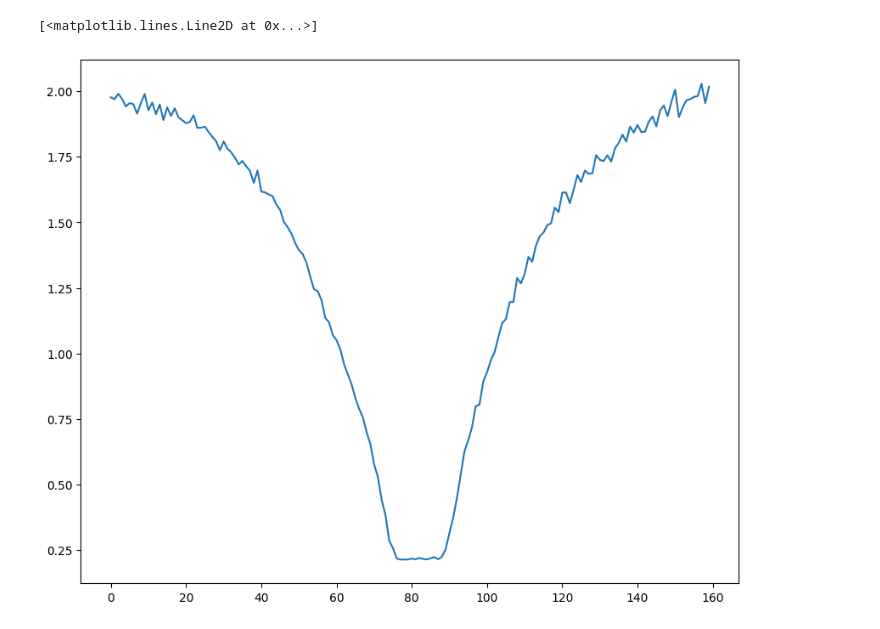
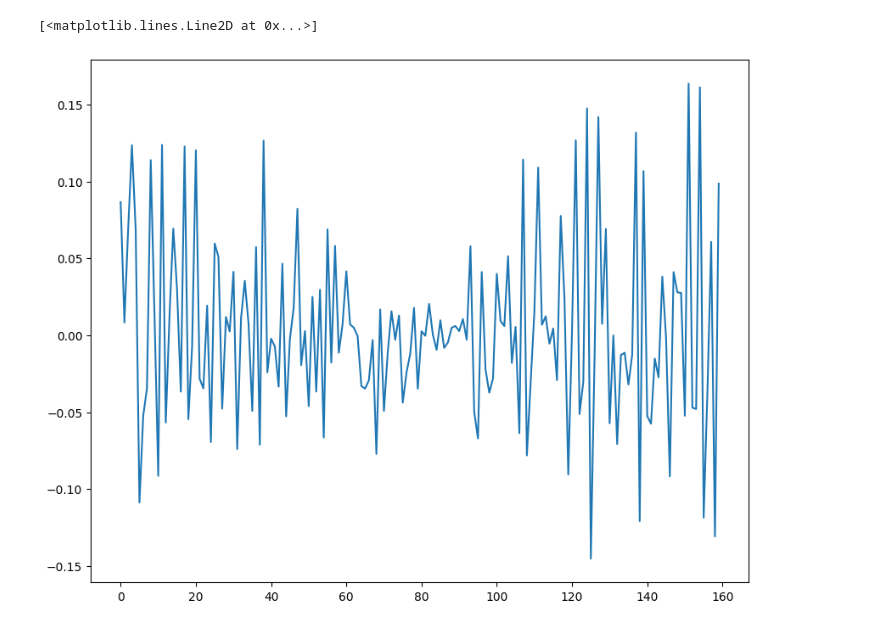
Before and after one commit to ivanzmilic/mihiinvs, a Jupyter notebook: examining.ipynb, the cells around one changed output. Drawn from its saved outputs; the diff is of its cells as text; code cells hidden in the pictures.

```diff
--- a/examining.ipynb
+++ b/examining.ipynb
@@ -11,7 +11,7 @@ test.shape
 # %%
 # plot example Stokes
 plt.figure(figsize=(10,8))
-plt.plot(test[0,50,50,0,:], label='I')
+plt.plot(test[220,15,10,3,:], label='I')
 # %% [output]
 [<matplotlib.lines.Line2D at 0x...>]
-[figure, old version]
+[figure, new version]
```
Also changed, not shown: parts of 1 cell of this notebook.
